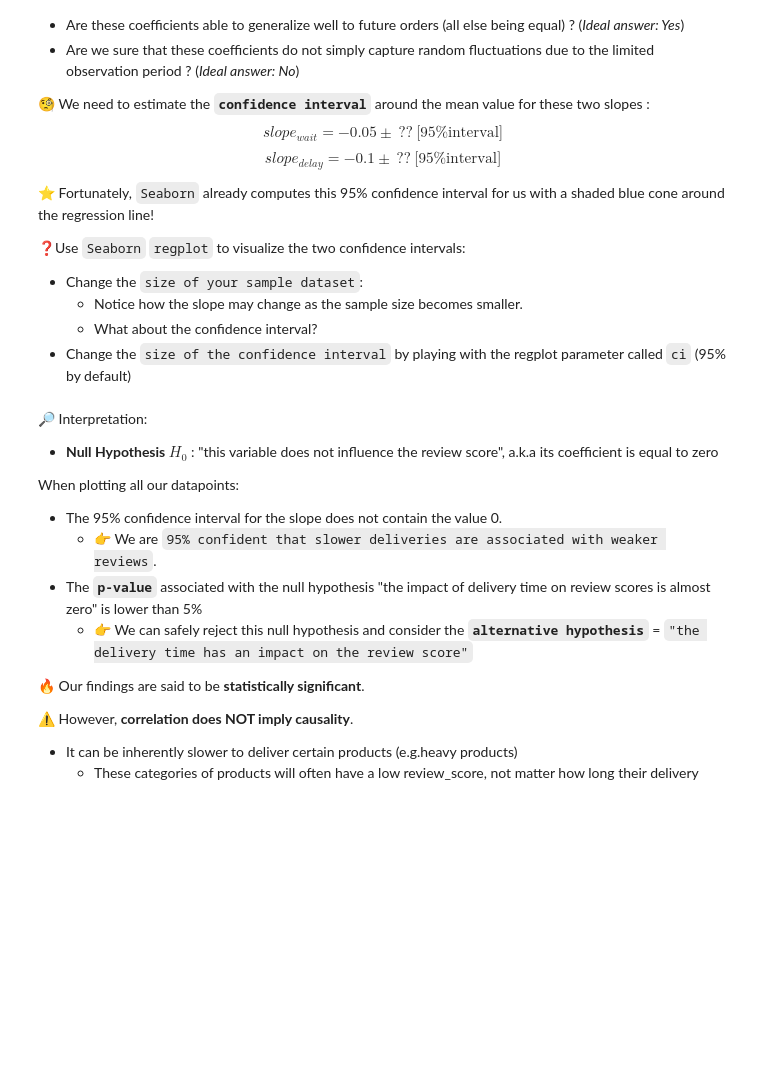
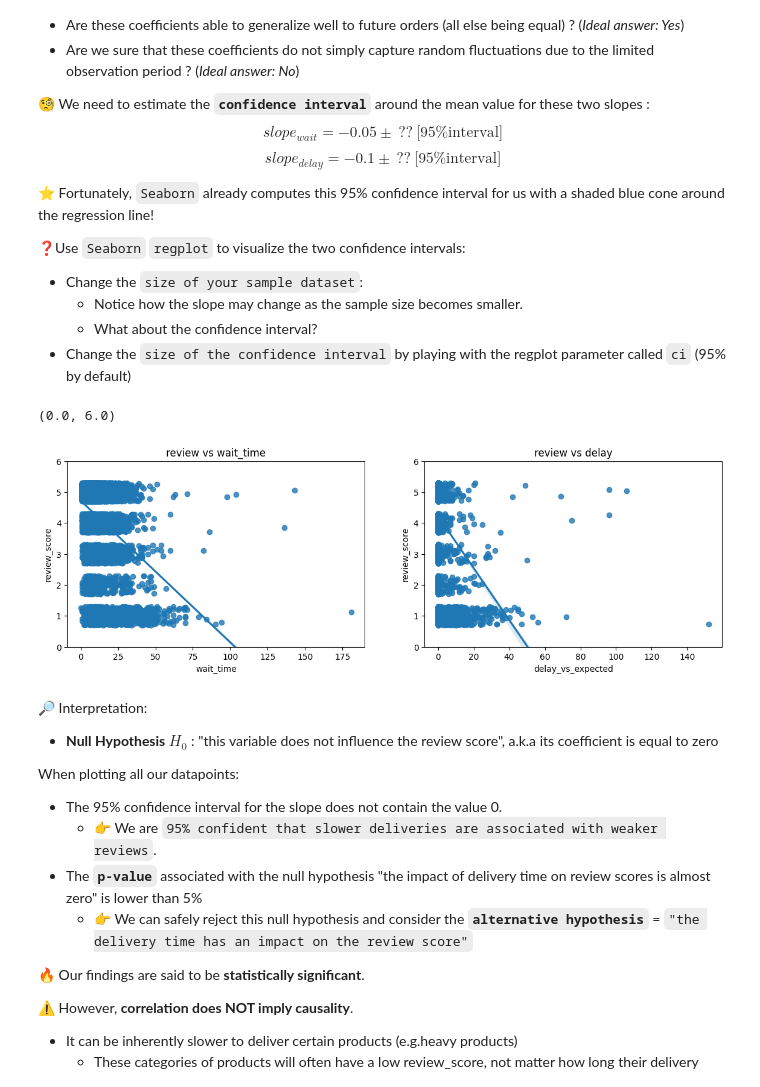
Before and after one commit to ParissaPeimaniyfard/data-simple-analysis, a Jupyter notebook: simple_analysis.ipynb, the cells around one changed output. Saved outputs shown, nothing was run; the diff lists cells and outputs as text; code cells hidden in the pictures; blank space fills up the shorter version.

```diff
--- a/simple_analysis.ipynb
+++ b/simple_analysis.ipynb
@@ -196,3 +194,16 @@ $$slope_{delay} = -0.1 ± \ ?? \ \text{[95\% interval]} $$
+# %%
+plt.figure(figsize= (14,4))
+plt.subplot(1,2,1)
+plt.title('review vs wait_time')
+sns.regplot(x='wait_time', y= 'review_score', y_jitter=0.3, data= orders_random, ci=25)
+plt.ylim(0,6)
+plt.subplot(1,2,2)
+plt.title('review vs delay')
+sns.regplot(x='delay_vs_expected', y= 'review_score', y_jitter=0.3, data= orders_random, ci=25)
+plt.ylim(0,6)
+# %% [output]
+(0.0, 6.0)
+[figure, added]
 # %% [markdown]
 🔎 Interpretation:
 
```
Also changed, not shown: parts of 1 cell of this notebook.
